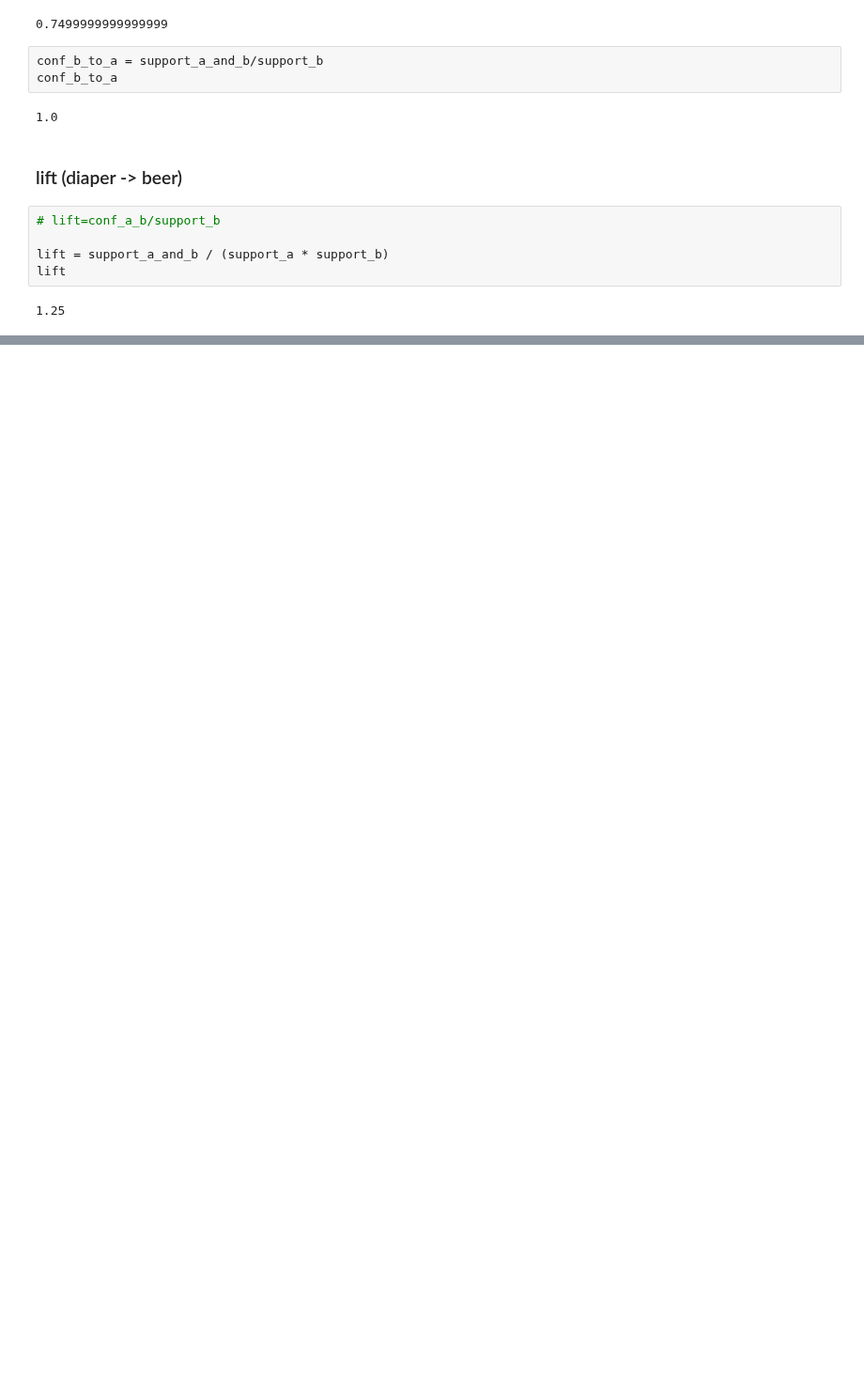
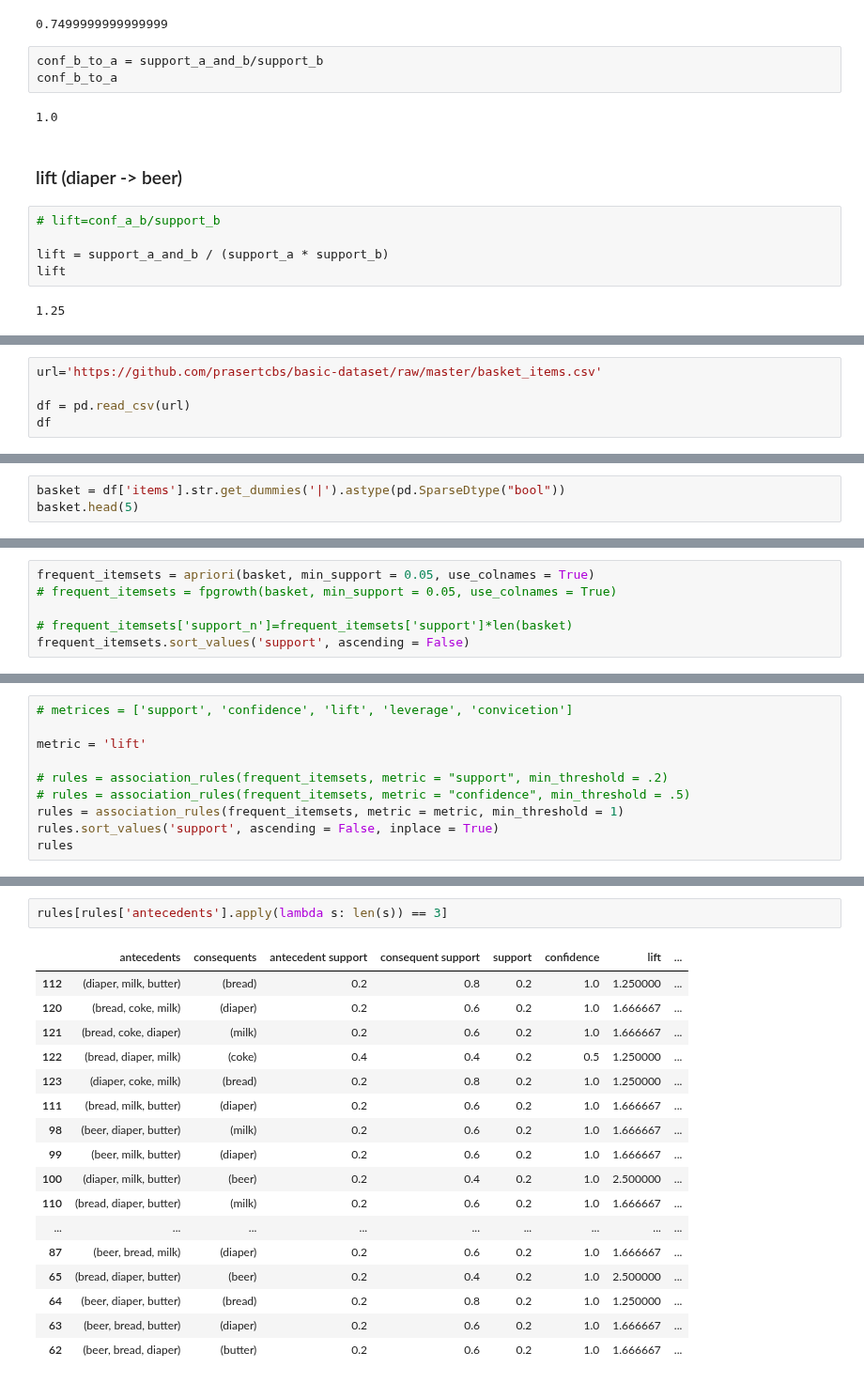
Before and after one commit to pNatTueku/ml_learning_with_ajprasertcbs, a Jupyter notebook: notebooks/market_basket_analysis.ipynb, the cells around one changed output, grey strips where cells are left out. Shown at 94% size. Drawn from its saved outputs; the diff is of its cells as text; blank space fills up the shorter version.

```diff
--- a/notebooks/market_basket_analysis.ipynb
+++ b/notebooks/market_basket_analysis.ipynb
@@ -454,0 +457,5 @@ lift
+# %%
+url='https://github.com/prasertcbs/basic-dataset/raw/master/basket_items.csv'
+
+df = pd.read_csv(url)
+df
@@ -454,0 +469,3 @@ lift
+# %%
+basket = df['items'].str.get_dummies('|').astype(pd.SparseDtype("bool"))
+basket.head(5)
@@ -454,0 +479,6 @@ lift
+# %%
+frequent_itemsets = apriori(basket, min_support = 0.05, use_colnames = True)
+# frequent_itemsets = fpgrowth(basket, min_support = 0.05, use_colnames = True)
+
+# frequent_itemsets['support_n']=frequent_itemsets['support']*len(basket)
+frequent_itemsets.sort_values('support', ascending = False)
@@ -454,0 +503,10 @@ lift
+# %%
+# metrices = ['support', 'confidence', 'lift', 'leverage', 'convicetion']
+
+metric = 'lift'
+
+# rules = association_rules(frequent_itemsets, metric = "support", min_threshold = .2)
+# rules = association_rules(frequent_itemsets, metric = "confidence", min_threshold = .5)
+rules = association_rules(frequent_itemsets, metric = metric, min_threshold = 1)
+rules.sort_values('support', ascending = False, inplace = True)
+rules
@@ -454,0 +563,20 @@ lift
+# %%
+rules[rules['antecedents'].apply(lambda s: len(s)) == 3]
+# %% [output]
+|  | antecedents | consequents | antecedent support | consequent support | support | confidence | lift | ... |
+| 112 | (diaper, milk, butter) | (bread) | 0.2 | 0.8 | 0.2 | 1.0 | 1.250000 | ... |
+| 120 | (bread, coke, milk) | (diaper) | 0.2 | 0.6 | 0.2 | 1.0 | 1.666667 | ... |
+| 121 | (bread, coke, diaper) | (milk) | 0.2 | 0.6 | 0.2 | 1.0 | 1.666667 | ... |
+| 122 | (bread, diaper, milk) | (coke) | 0.4 | 0.4 | 0.2 | 0.5 | 1.250000 | ... |
+| 123 | (diaper, coke, milk) | (bread) | 0.2 | 0.8 | 0.2 | 1.0 | 1.250000 | ... |
+| 111 | (bread, milk, butter) | (diaper) | 0.2 | 0.6 | 0.2 | 1.0 | 1.666667 | ... |
+| 98 | (beer, diaper, butter) | (milk) | 0.2 | 0.6 | 0.2 | 1.0 | 1.666667 | ... |
+| 99 | (beer, milk, butter) | (diaper) | 0.2 | 0.6 | 0.2 | 1.0 | 1.666667 | ... |
+| 100 | (diaper, milk, butter) | (beer) | 0.2 | 0.4 | 0.2 | 1.0 | 2.500000 | ... |
+| 110 | (bread, diaper, butter) | (milk) | 0.2 | 0.6 | 0.2 | 1.0 | 1.666667 | ... |
+| ... | ... | ... | ... | ... | ... | ... | ... | ... |
+| 87 | (beer, bread, milk) | (diaper) | 0.2 | 0.6 | 0.2 | 1.0 | 1.666667 | ... |
+| 65 | (bread, diaper, butter) | (beer) | 0.2 | 0.4 | 0.2 | 1.0 | 2.500000 | ... |
+| 64 | (beer, diaper, butter) | (bread) | 0.2 | 0.8 | 0.2 | 1.0 | 1.250000 | ... |
+| 63 | (beer, bread, butter) | (diaper) | 0.2 | 0.6 | 0.2 | 1.0 | 1.666667 | ... |
+| 62 | (beer, bread, diaper) | (butter) | 0.2 | 0.6 | 0.2 | 1.0 | 1.666667 | ... |
```
Also changed, not shown: parts of 18 cells of this notebook.
